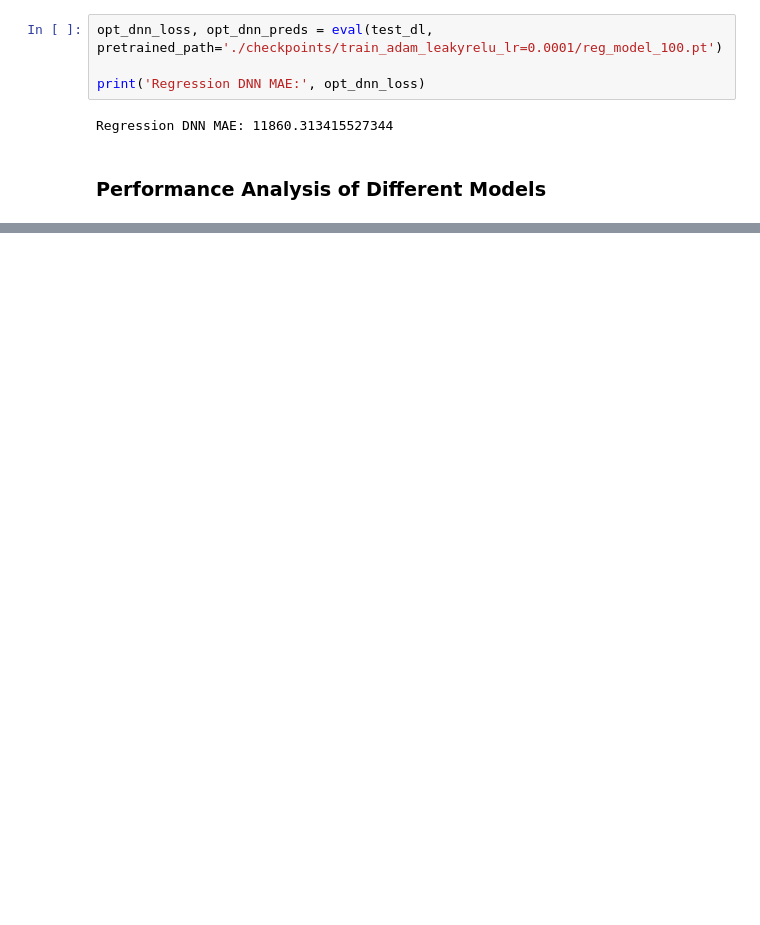
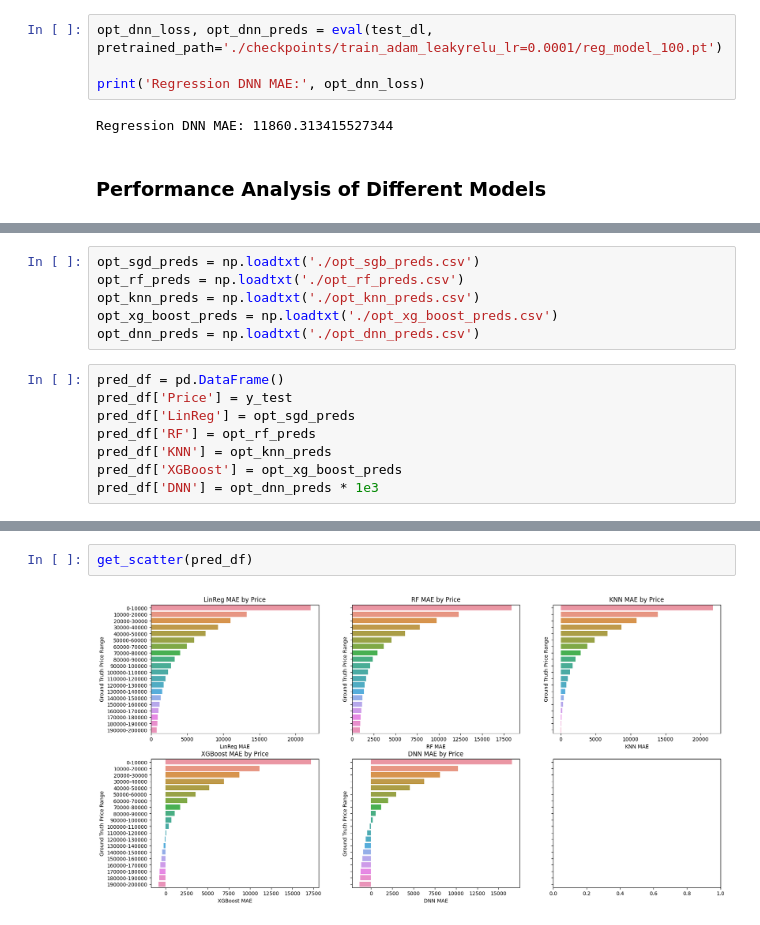
Before and after one commit to COGS118A/Group005-SP23, a Jupyter notebook: arth-tests/rapids.ipynb, the cells around one changed output, grey strips where cells are left out. Saved outputs shown, nothing was run; the diff lists cells and outputs as text; blank space fills up the shorter version.

Commit message:
Progress: make visualizations

```diff
--- a/arth-tests/rapids.ipynb
+++ b/arth-tests/rapids.ipynb
@@ -815,0 +827,14 @@ Regression DNN MAE: 11860.313415527344
+# %%
+opt_sgd_preds = np.loadtxt('./opt_sgb_preds.csv')
+opt_rf_preds = np.loadtxt('./opt_rf_preds.csv')
+opt_knn_preds = np.loadtxt('./opt_knn_preds.csv')
+opt_xg_boost_preds = np.loadtxt('./opt_xg_boost_preds.csv')
+opt_dnn_preds = np.loadtxt('./opt_dnn_preds.csv')
+# %%
+pred_df = pd.DataFrame()
+pred_df['Price'] = y_test
+pred_df['LinReg'] = opt_sgd_preds
+pred_df['RF'] = opt_rf_preds
+pred_df['KNN'] = opt_knn_preds
+pred_df['XGBoost'] = opt_xg_boost_preds
+pred_df['DNN'] = opt_dnn_preds * 1e3
@@ -815,0 +892,4 @@ Regression DNN MAE: 11860.313415527344
+# %%
+get_scatter(pred_df)
+# %% [output]
+[figure, added]
```
Also changed, not shown: parts of 7 cells of this notebook.
